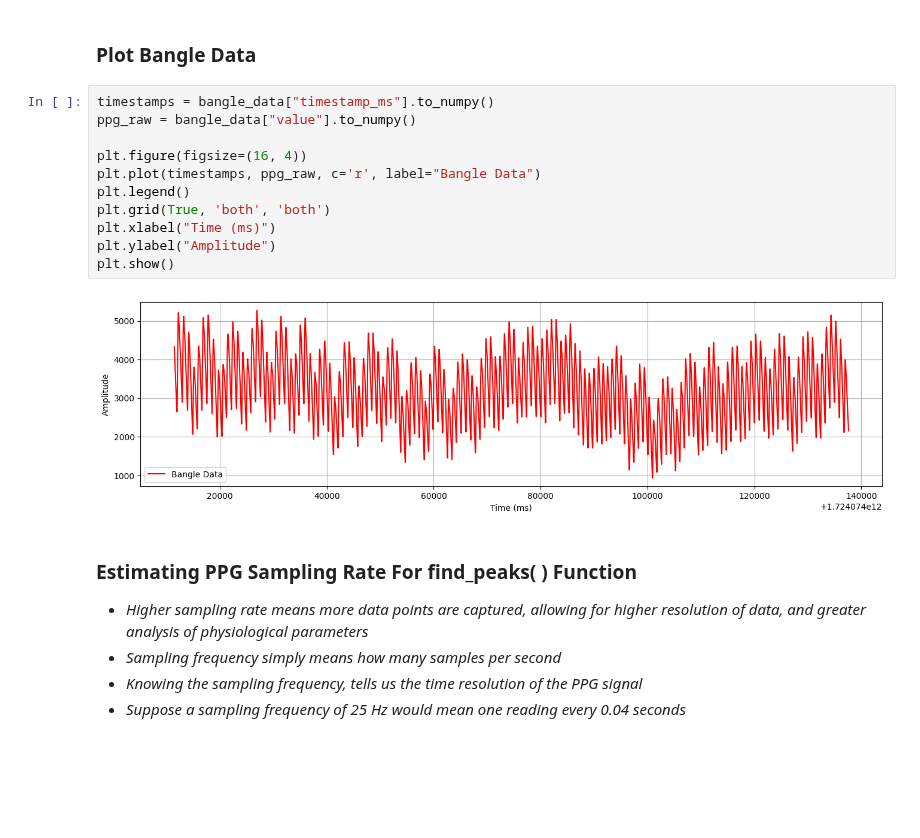
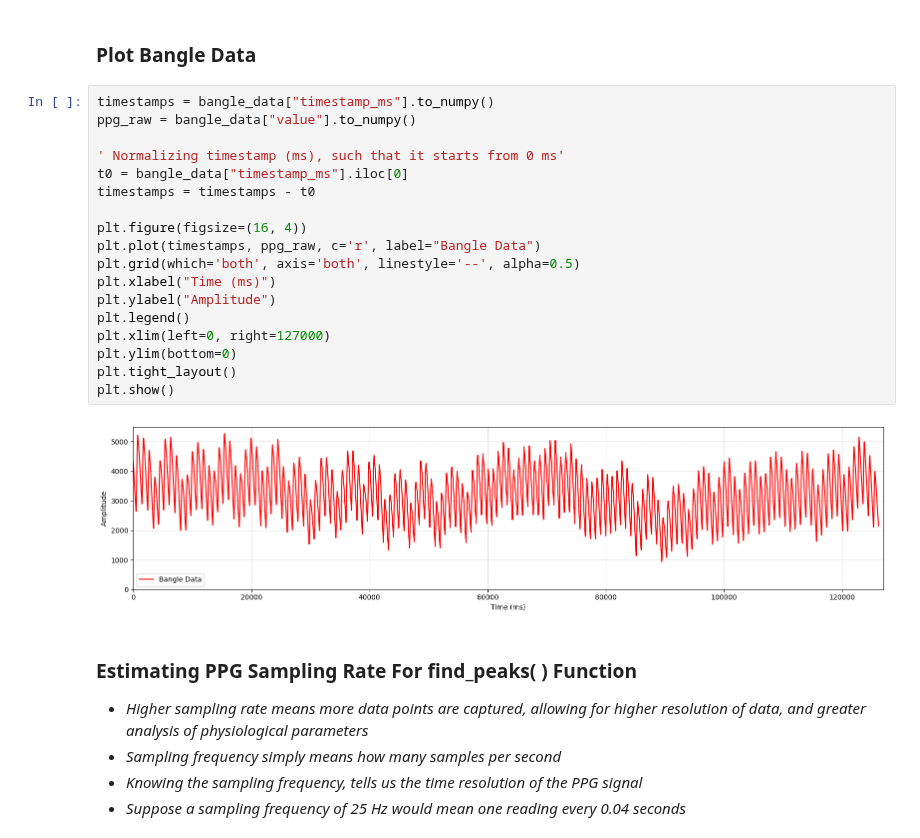
Before and after one commit to Showmick119/Benchmarking-Signal-Processing-Packages, a Jupyter notebook: practice-data-analysis/unfiltered_bangle.ipynb, the cells around one changed output. Saved outputs shown, nothing was run; the diff lists cells and outputs as text; blank space fills up the shorter version.

```diff
--- a/practice-data-analysis/unfiltered_bangle.ipynb
+++ b/practice-data-analysis/unfiltered_bangle.ipynb
@@ -22,16 +22,23 @@ print(bangle_data.head())
 # %%
 timestamps = bangle_data["timestamp_ms"].to_numpy()
 ppg_raw = bangle_data["value"].to_numpy()
 
+' Normalizing timestamp (ms), such that it starts from 0 ms'
+t0 = bangle_data["timestamp_ms"].iloc[0]
+timestamps = timestamps - t0
+
 plt.figure(figsize=(16, 4))
 plt.plot(timestamps, ppg_raw, c='r', label="Bangle Data")
-plt.legend()
-plt.grid(True, 'both', 'both')
+plt.grid(which='both', axis='both', linestyle='--', alpha=0.5)
 plt.xlabel("Time (ms)")
 plt.ylabel("Amplitude")
+plt.legend()
+plt.xlim(left=0, right=127000)
+plt.ylim(bottom=0)
+plt.tight_layout()
 plt.show()
 # %% [output]
-[figure, old version]
+[figure, new version]
 # %% [markdown]
 ### **Estimating PPG Sampling Rate For find_peaks( ) Function**
 - _Higher sampling rate means more data points are captured, allowing for higher resolution of data, and greater analysis of physiological parameters_
```
Also changed, not shown: parts of 1 cell of this notebook.
